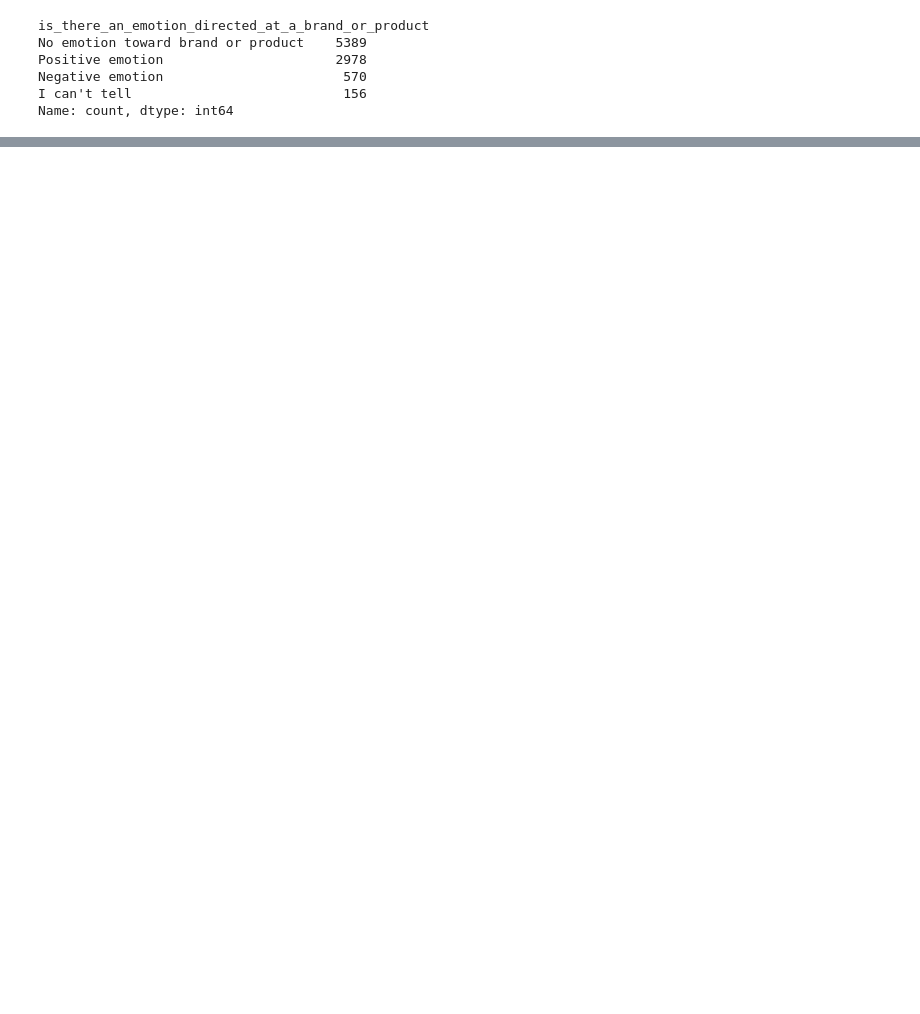
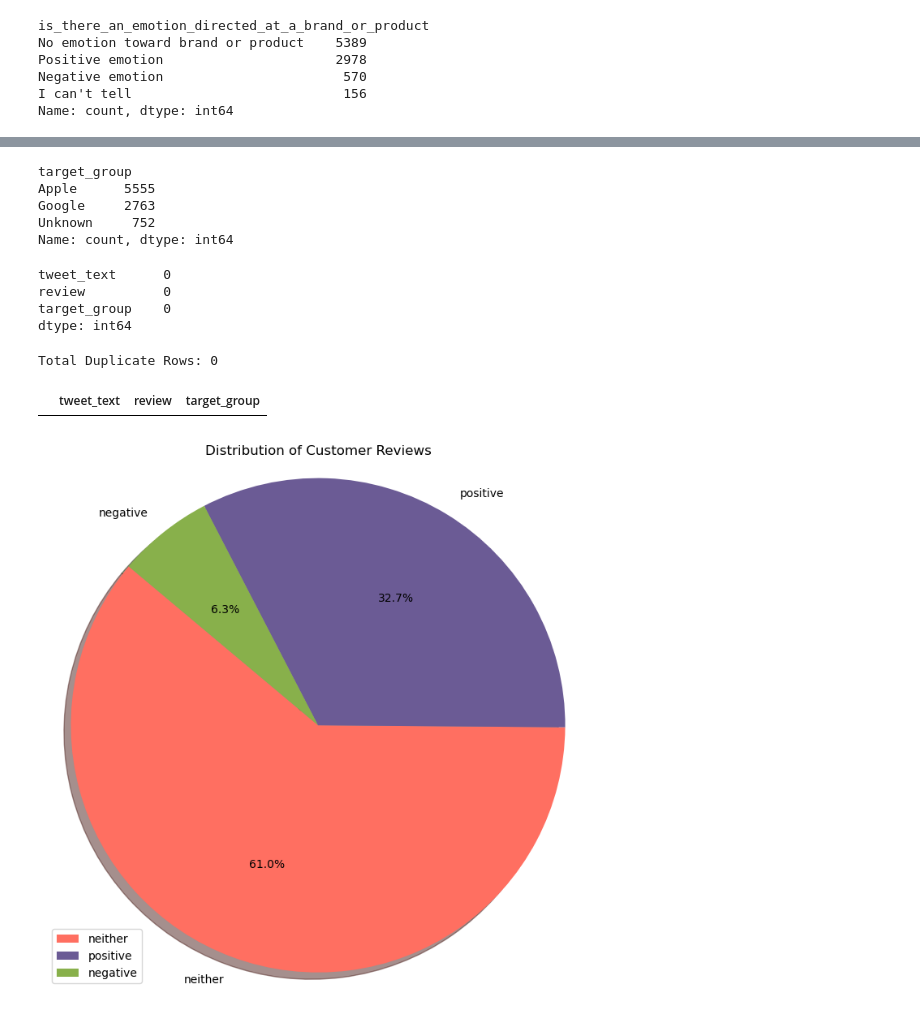
Before and after one commit to Bennie-Kibet/Phase_4-project, a Jupyter notebook: main.ipynb, the cells around one changed output, grey strips where cells are left out. Cells and saved outputs as stored; diff of their text form; code cells hidden in the pictures; blank space fills up the shorter version.

```diff
--- a/main.ipynb
+++ b/main.ipynb
@@ -99,3 +74,12 @@ Positive emotion                      2978
 Negative emotion                       570
 I can't tell                           156
 Name: count, dtype: int64
+# %%
+mapping = {
+    "Positive emotion" : 'positive',
+    "Negative emotion" : 'negative',
+    "No emotion toward brand or product" : 'neither',
+    "I can't tell" : 'neither'
+}
+
+df['review'] = df['is_there_an_emotion_directed_at_a_brand_or_product'].replace(mapping)
@@ -101,0 +117,12 @@ Name: count, dtype: int64
+# %%
+mapping = {
+    'iPad':'Apple',
+    'iPhone':'Apple',
+    'iPad or iPhone App':'Apple',
+    'Other Apple product or service':'Apple',
+    'Android':'Google',
+    'Android App':'Google',
+    'Other Google product or service':'Google'
+}
+
+df['target_group'] = df['emotion_in_tweet_is_directed_at'].replace(mapping)
@@ -101,0 +145,3 @@ Name: count, dtype: int64
+# %%
+# Dropping unwanted columns
+df = df.drop(columns=['emotion_in_tweet_is_directed_at', 'is_there_an_emotion_directed_at_a_brand_or_product'])
@@ -101,0 +219,44 @@ Name: count, dtype: int64
+# %%
+df['target_group'].value_counts()
+# %% [output]
+target_group
+Apple      5555
+Google     2763
+Unknown     752
+Name: count, dtype: int64
+# %%
+df.isna().sum()
+# %% [output]
+tweet_text      0
+review          0
+target_group    0
+dtype: int64
+# %%
+# Find the number of duplicated records
+print(f"Total Duplicate Rows: {df.duplicated().sum()}")
+
+# Display the duplicated records
+df[df.duplicated()]
+# %% [output]
+Total Duplicate Rows: 0
+|  | tweet_text | review | target_group |
+# %%
+# Count the occurrences of each category
+review_counts = df['review'].value_counts()
+
+# Define colors for each category (3 colors)
+colors = ['#FF6F61', '#6B5B95', "#88B04B"]
+
+# Create the pie chart
+plt.figure(figsize=(7,7))
+plt.pie(review_counts, labels=review_counts.index, autopct='%1.1f%%', startangle=140, colors=colors, shadow=True)
+
+plt.title('Distribution of Customer Reviews')
+plt.axis('equal') # Equal aspect ratio ensures that the pie is drawn as a circle
+
+# Display the chart
+plt.tight_layout()
+plt.legend()
+plt.show()
+# %% [output]
+[figure, added]
```
Also changed, not shown: parts of 31 cells of this notebook.
